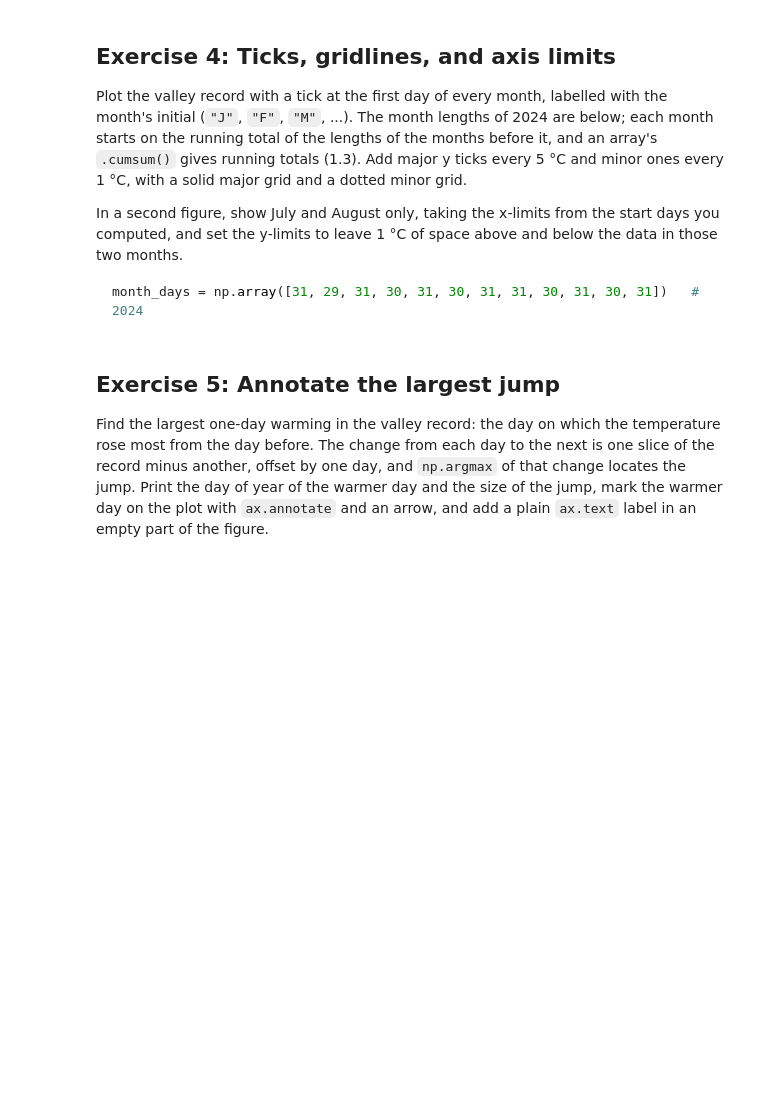
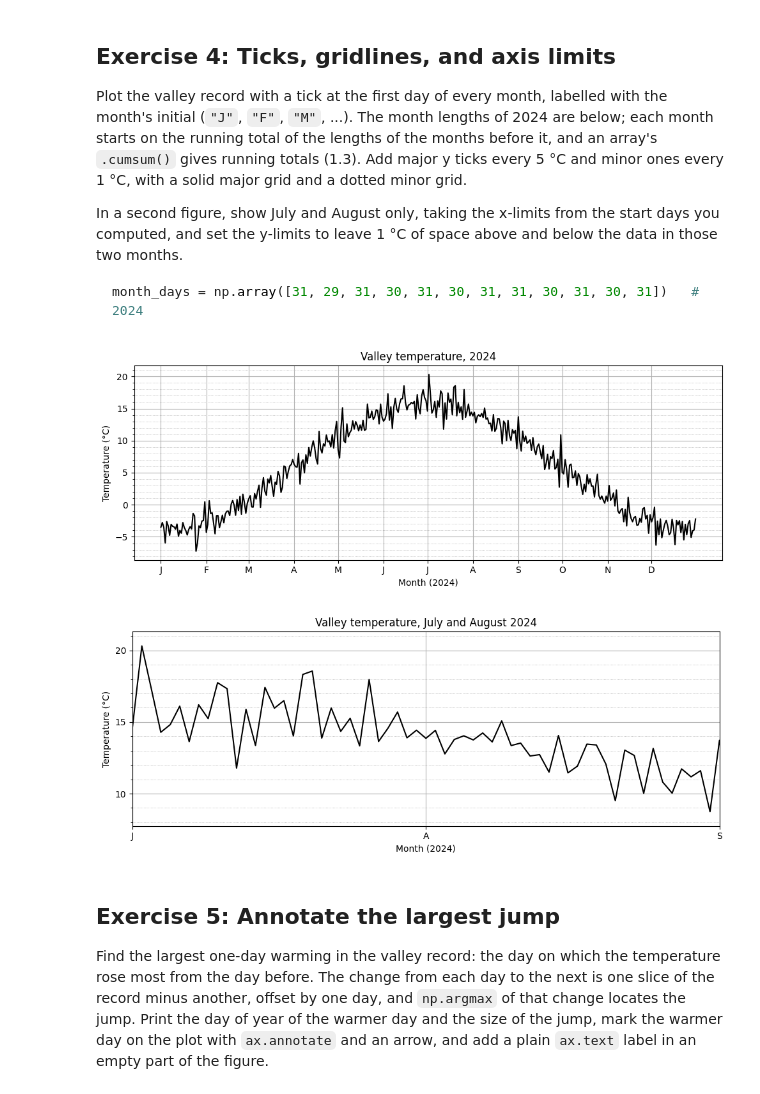
Before and after one commit to LucaSchaerz/2025_Intro_Python, a Jupyter notebook: live/part-I/1.4-matplotlib-and-xarray-exercises.ipynb, the cells around one changed output. Drawn from its saved outputs; the diff is of its cells as text; code cells hidden in the pictures; blank space fills up the shorter version.

```diff
--- a/live/part-I/1.4-matplotlib-and-xarray-exercises.ipynb
+++ b/live/part-I/1.4-matplotlib-and-xarray-exercises.ipynb
@@ -110,3 +172,49 @@ month_days = np.array([31, 29, 31, 30, 31, 30, 31, 31, 30, 31, 30, 31])   # 2024
+# %%
+import numpy as np
+import matplotlib.pyplot as plt
+from matplotlib.ticker import MultipleLocator
+
+days = np.asarray(days)
+valley = np.asarray(valley_celsius)
+
+month_days = np.array([31, 29, 31, 30, 31, 30, 31, 31, 30, 31, 30, 31])   # 2024
+# Each month starts on the running total of the months before it
+starts = np.concatenate(([0], month_days.cumsum()[:-1]))
+initials = list("JFMAMJJASOND")
+
+def style_axes(ax):
+    ax.set_xticks(starts)
+    ax.set_xticklabels(initials)
+    ax.yaxis.set_major_locator(MultipleLocator(5))
+    ax.yaxis.set_minor_locator(MultipleLocator(1))
+    ax.grid(which="major", linestyle="-", linewidth=0.8)
+    ax.grid(which="minor", axis="y", linestyle=":", linewidth=0.6)
+    ax.set_xlabel("Month (2024)")
+    ax.set_ylabel("Temperature (°C)")
+
+# --- Figure 1: full year ---
+fig1, ax1 = plt.subplots(figsize=(10, 4))
+ax1.plot(days, valley, color="black")
+style_axes(ax1)
+ax1.set_title("Valley temperature, 2024")
+fig1.tight_layout()
+
+# --- Figure 2: July and August only ---
+jul, sep = starts[6], starts[8]   # July starts at index 6, September at index 8
+mask = (days >= jul) & (days < sep)
+
+fig2, ax2 = plt.subplots(figsize=(10, 4))
+ax2.plot(days, valley, color="black")
+style_axes(ax2)
+ax2.set_xlim(jul, sep)
+ax2.set_ylim(valley[mask].min() - 1, valley[mask].max() + 1)
+ax2.set_title("Valley temperature, July and August 2024")
+fig2.tight_layout()
+
+plt.show()
+# %% [output]
+[figure, added]
+[figure, added]
 # %% [markdown]
 ## Exercise 5: Annotate the largest jump
 
```
Also changed, not shown: parts of 7 cells of this notebook.
